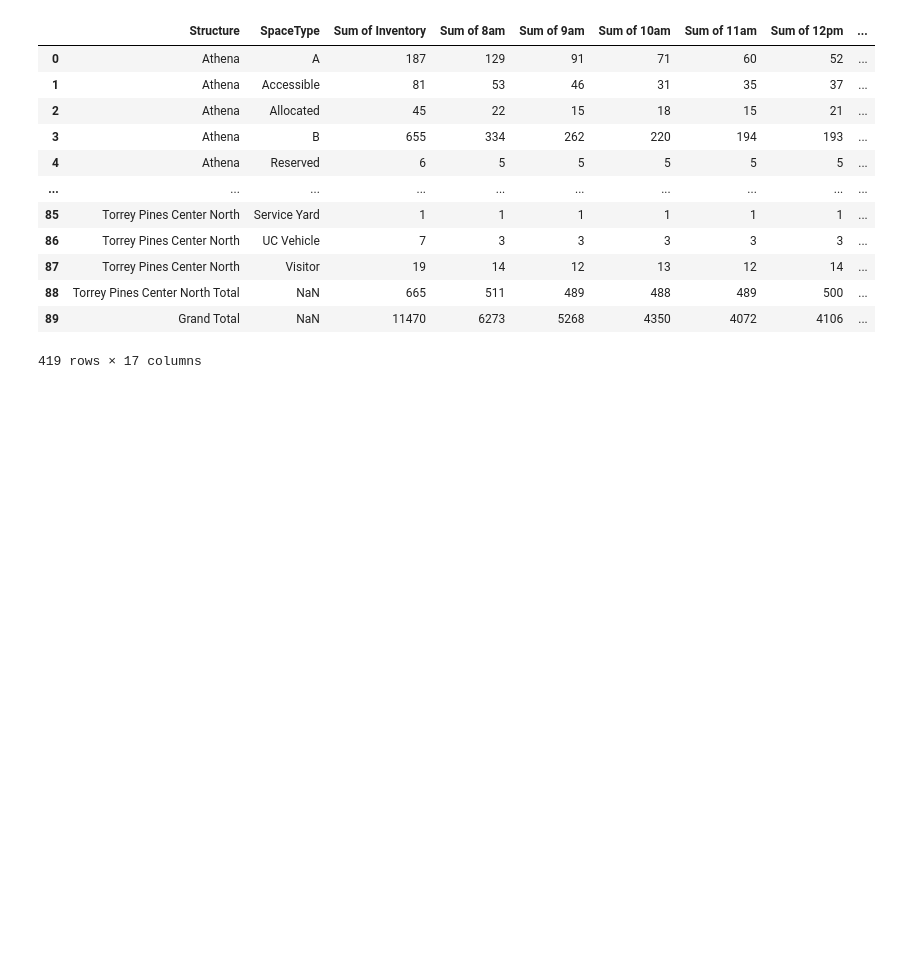
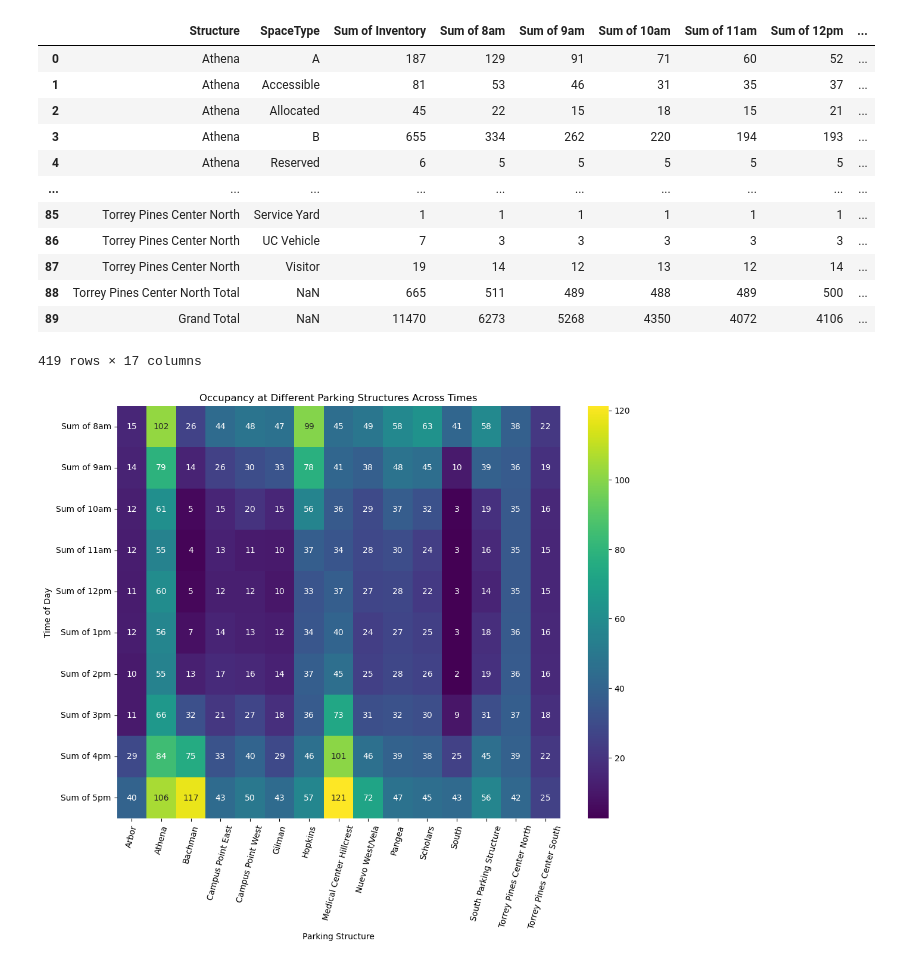
Before and after one commit to DanielJu0925/math189_project, a Jupyter notebook: data_process.ipynb, the cells around one changed output. Drawn from its saved outputs; the diff is of its cells as text; code cells hidden in the pictures; blank space fills up the shorter version.

Commit message:
added some heatmaps, linear graphs, and boxplots

```diff
--- a/data_process.ipynb
+++ b/data_process.ipynb
@@ -203,0 +207,24 @@ df
+# %%
+times = ['Sum of 8am', 'Sum of 9am', 'Sum of 10am', 'Sum of 11am', 'Sum of 12pm', 'Sum of 1pm', 'Sum of 2pm', 'Sum of 3pm', 'Sum of 4pm', 'Sum of 5pm']
+
+for time in times:
+    df[time] = pd.to_numeric(df[time], errors='coerce')
+# %%
+#heatmap of parking occupancies across times vs. parking structures
+df_filtered = df[~df['Structure'].str.endswith("Total") & df['Structure'].str.strip().astype(bool)]# Fill missing values with 0 or an appropriate value for your analysis
+df_filtered = df_filtered[df_filtered['Structure'].notna() & (df_filtered['Structure'] != '')]
+
+
+occupancy_data = df_filtered.groupby('Structure')[times].mean().T
+occupancy_data
+
+#alignment of parkign structure labels is off due to a matplotlib bug
+plt.figure(figsize=(12, 9))
+sns.heatmap(occupancy_data, cmap="viridis", annot=True, fmt=".0f")
+plt.title('Occupancy at Different Parking Structures Across Times')
+plt.xlabel('Parking Structure')
+plt.ylabel('Time of Day')
+plt.xticks(rotation=75)
+plt.show()
+# %% [output]
+[figure, added]
```
Also changed, not shown: parts of 5 cells of this notebook.
